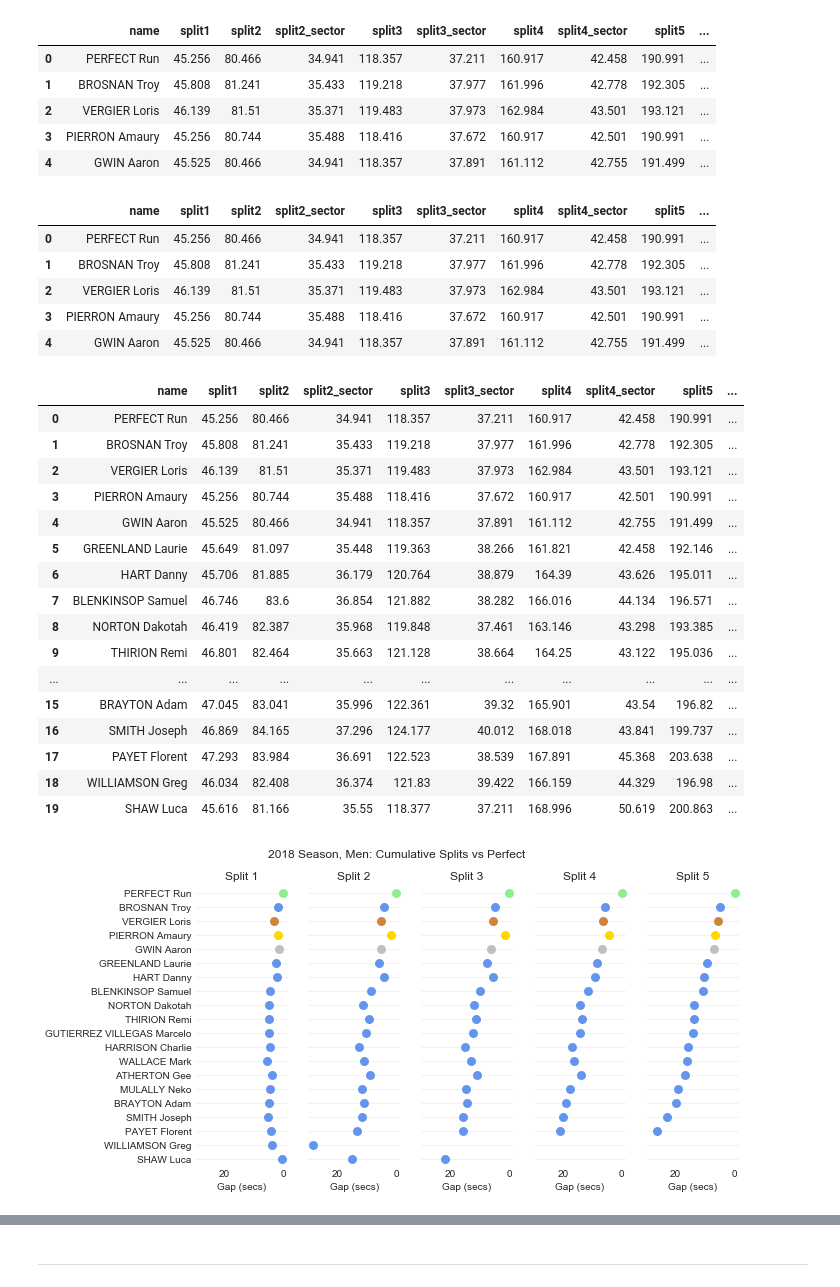
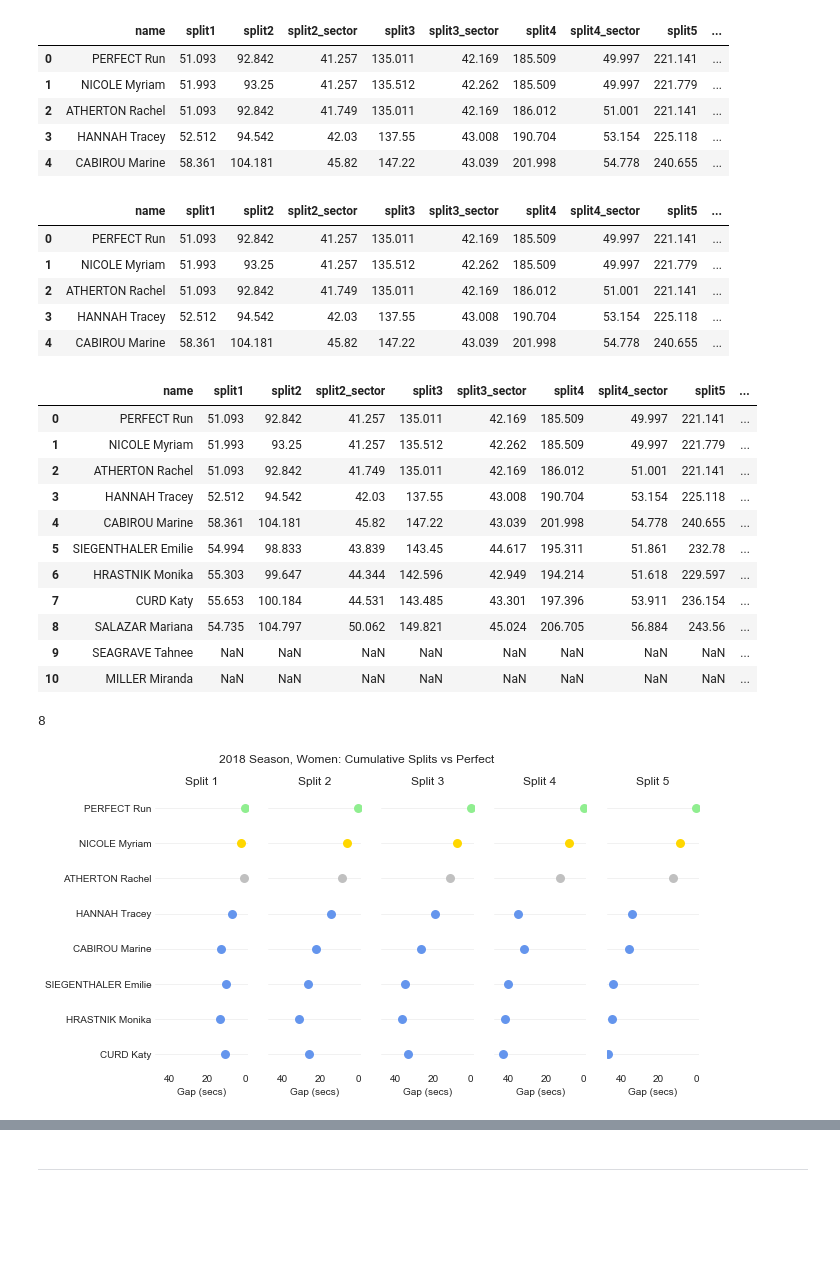
Before and after one commit to domwrap/mtbgeekstats, a Jupyter notebook: 2018/dh_season_analysis.ipynb, the cells around one changed output, grey strips where cells are left out. Cells and saved outputs as stored; diff of their text form; code cells hidden in the pictures; blank space fills up the shorter version.

```diff
--- a/2018/dh_season_analysis.ipynb
+++ b/2018/dh_season_analysis.ipynb
@@ -22,8 +22,8 @@ sns.set_style('whitegrid')
 # %%
 year = 2018
 event = 'dh'
-gender = 'm'
-topX = 18
+gender = 'f'
+topX = 10
 splits = 5 # Could detect this from dataset, or or they always 5? @todo
 image_gen = True
 dpi = 300
@@ -37,7 +37,7 @@ for race in races[year]:
 
     directory = event + str(race) + '_' + racename
     if os.path.exists(directory):
-        file_prefix = event + str(race) + '_' + racename + '_' + gender
+        file_prefix = str(year) + '_' + event + str(race) + '_' + racename + '_' + gender
         file_prefix = os.path.join( directory, file_prefix )
 
         dfs[race] = pd.read_csv( file_prefix + '.merged.csv', index_col=0 )
@@ -212,22 +212,22 @@ data = data.sort_values( 'split5_t' ).reset_index( drop=True )
 data.head()
 # %% [output]
 |  | name | split1 | split2 | split2_sector | split3 | split3_sector | split4 | split4_sector | split5 | ... |
-| 0 | PERFECT Run | 45.256 | 80.466 | 34.941 | 118.357 | 37.211 | 160.917 | 42.458 | 190.991 | ... |
-| 1 | BROSNAN Troy | 45.808 | 81.241 | 35.433 | 119.218 | 37.977 | 161.996 | 42.778 | 192.305 | ... |
-| 2 | VERGIER Loris | 46.139 | 81.51 | 35.371 | 119.483 | 37.973 | 162.984 | 43.501 | 193.121 | ... |
-| 3 | PIERRON Amaury | 45.256 | 80.744 | 35.488 | 118.416 | 37.672 | 160.917 | 42.501 | 190.991 | ... |
-| 4 | GWIN Aaron | 45.525 | 80.466 | 34.941 | 118.357 | 37.891 | 161.112 | 42.755 | 191.499 | ... |
+| 0 | PERFECT Run | 51.093 | 92.842 | 41.257 | 135.011 | 42.169 | 185.509 | 49.997 | 221.141 | ... |
+| 1 | NICOLE Myriam | 51.993 | 93.25 | 41.257 | 135.512 | 42.262 | 185.509 | 49.997 | 221.779 | ... |
+| 2 | ATHERTON Rachel | 51.093 | 92.842 | 41.749 | 135.011 | 42.169 | 186.012 | 51.001 | 221.141 | ... |
+| 3 | HANNAH Tracey | 52.512 | 94.542 | 42.03 | 137.55 | 43.008 | 190.704 | 53.154 | 225.118 | ... |
+| 4 | CABIROU Marine | 58.361 | 104.181 | 45.82 | 147.22 | 43.039 | 201.998 | 54.778 | 240.655 | ... |
 # %%
 data.sort_values( 'split5_t', ascending=True, inplace=True )
 data.reset_index( drop=True, inplace=True )
 data.head()
 # %% [output]
 |  | name | split1 | split2 | split2_sector | split3 | split3_sector | split4 | split4_sector | split5 | ... |
-| 0 | PERFECT Run | 45.256 | 80.466 | 34.941 | 118.357 | 37.211 | 160.917 | 42.458 | 190.991 | ... |
-| 1 | BROSNAN Troy | 45.808 | 81.241 | 35.433 | 119.218 | 37.977 | 161.996 | 42.778 | 192.305 | ... |
-| 2 | VERGIER Loris | 46.139 | 81.51 | 35.371 | 119.483 | 37.973 | 162.984 | 43.501 | 193.121 | ... |
-| 3 | PIERRON Amaury | 45.256 | 80.744 | 35.488 | 118.416 | 37.672 | 160.917 | 42.501 | 190.991 | ... |
-| 4 | GWIN Aaron | 45.525 | 80.466 | 34.941 | 118.357 | 37.891 | 161.112 | 42.755 | 191.499 | ... |
+| 0 | PERFECT Run | 51.093 | 92.842 | 41.257 | 135.011 | 42.169 | 185.509 | 49.997 | 221.141 | ... |
+| 1 | NICOLE Myriam | 51.993 | 93.25 | 41.257 | 135.512 | 42.262 | 185.509 | 49.997 | 221.779 | ... |
+| 2 | ATHERTON Rachel | 51.093 | 92.842 | 41.749 | 135.011 | 42.169 | 186.012 | 51.001 | 221.141 | ... |
+| 3 | HANNAH Tracey | 52.512 | 94.542 | 42.03 | 137.55 | 43.008 | 190.704 | 53.154 | 225.118 | ... |
+| 4 | CABIROU Marine | 58.361 | 104.181 | 45.82 | 147.22 | 43.039 | 201.998 | 54.778 | 240.655 | ... |
 # %%
 # https://seaborn.pydata.org/examples/pairgrid_dotplot.html
 # display( list(dfm.columns ))
@@ -252,25 +252,23 @@ data = data.sort_values( 'split5_t_vs_best' ).reset_index( drop=True )
 data.head(20)
 # %% [output]
 |  | name | split1 | split2 | split2_sector | split3 | split3_sector | split4 | split4_sector | split5 | ... |
-| 0 | PERFECT Run | 45.256 | 80.466 | 34.941 | 118.357 | 37.211 | 160.917 | 42.458 | 190.991 | ... |
-| 1 | BROSNAN Troy | 45.808 | 81.241 | 35.433 | 119.218 | 37.977 | 161.996 | 42.778 | 192.305 | ... |
-| 2 | VERGIER Loris | 46.139 | 81.51 | 35.371 | 119.483 | 37.973 | 162.984 | 43.501 | 193.121 | ... |
-| 3 | PIERRON Amaury | 45.256 | 80.744 | 35.488 | 118.416 | 37.672 | 160.917 | 42.501 | 190.991 | ... |
-| 4 | GWIN Aaron | 45.525 | 80.466 | 34.941 | 118.357 | 37.891 | 161.112 | 42.755 | 191.499 | ... |
-| 5 | GREENLAND Laurie | 45.649 | 81.097 | 35.448 | 119.363 | 38.266 | 161.821 | 42.458 | 192.146 | ... |
-| 6 | HART Danny | 45.706 | 81.885 | 36.179 | 120.764 | 38.879 | 164.39 | 43.626 | 195.011 | ... |
-| 7 | BLENKINSOP Samuel | 46.746 | 83.6 | 36.854 | 121.882 | 38.282 | 166.016 | 44.134 | 196.571 | ... |
-| 8 | NORTON Dakotah | 46.419 | 82.387 | 35.968 | 119.848 | 37.461 | 163.146 | 43.298 | 193.385 | ... |
-| 9 | THIRION Remi | 46.801 | 82.464 | 35.663 | 121.128 | 38.664 | 164.25 | 43.122 | 195.036 | ... |
-| ... | ... | ... | ... | ... | ... | ... | ... | ... | ... | ... |
-| 15 | BRAYTON Adam | 47.045 | 83.041 | 35.996 | 122.361 | 39.32 | 165.901 | 43.54 | 196.82 | ... |
-| 16 | SMITH Joseph | 46.869 | 84.165 | 37.296 | 124.177 | 40.012 | 168.018 | 43.841 | 199.737 | ... |
-| 17 | PAYET Florent | 47.293 | 83.984 | 36.691 | 122.523 | 38.539 | 167.891 | 45.368 | 203.638 | ... |
-| 18 | WILLIAMSON Greg | 46.034 | 82.408 | 36.374 | 121.83 | 39.422 | 166.159 | 44.329 | 196.98 | ... |
-| 19 | SHAW Luca | 45.616 | 81.166 | 35.55 | 118.377 | 37.211 | 168.996 | 50.619 | 200.863 | ... |
+| 0 | PERFECT Run | 51.093 | 92.842 | 41.257 | 135.011 | 42.169 | 185.509 | 49.997 | 221.141 | ... |
+| 1 | NICOLE Myriam | 51.993 | 93.25 | 41.257 | 135.512 | 42.262 | 185.509 | 49.997 | 221.779 | ... |
+| 2 | ATHERTON Rachel | 51.093 | 92.842 | 41.749 | 135.011 | 42.169 | 186.012 | 51.001 | 221.141 | ... |
+| 3 | HANNAH Tracey | 52.512 | 94.542 | 42.03 | 137.55 | 43.008 | 190.704 | 53.154 | 225.118 | ... |
+| 4 | CABIROU Marine | 58.361 | 104.181 | 45.82 | 147.22 | 43.039 | 201.998 | 54.778 | 240.655 | ... |
+| 5 | SIEGENTHALER Emilie | 54.994 | 98.833 | 43.839 | 143.45 | 44.617 | 195.311 | 51.861 | 232.78 | ... |
+| 6 | HRASTNIK Monika | 55.303 | 99.647 | 44.344 | 142.596 | 42.949 | 194.214 | 51.618 | 229.597 | ... |
+| 7 | CURD Katy | 55.653 | 100.184 | 44.531 | 143.485 | 43.301 | 197.396 | 53.911 | 236.154 | ... |
+| 8 | SALAZAR Mariana | 54.735 | 104.797 | 50.062 | 149.821 | 45.024 | 206.705 | 56.884 | 243.56 | ... |
+| 9 | SEAGRAVE Tahnee | NaN | NaN | NaN | NaN | NaN | NaN | NaN | NaN | ... |
+| 10 | MILLER Miranda | NaN | NaN | NaN | NaN | NaN | NaN | NaN | NaN | ... |
+# %%
+topX = 8
+topX
+# %% [output]
+8
 # %%
-topX = 20
-
 ## Rearrange columns
 data = data.sort_values( 'split5_t_rank' ).reset_index( drop=True )
 data = data[list(data.columns[:2]) + list(sorted(data.columns[2:]))]
@@ -289,35 +287,36 @@ g = sns.PairGrid( data[:topX], x_vars=['split1_t_vs_best', 'split2_t_vs_best', '
 # Draw a dot plot using the stripplot function
 # colors = colorList( '#6495ED', '#6495ED', len(data), 1, 2, 3 )
 # clrs = [ colors, colors, colors, colors, colors ]
 # colors[0] = 'lightgreen'
 g.map( sns.stripplot, size=9, orient='h', palette=colors, edgecolor='gray', marker='o' )
 
 # (data[:topX]['split5_t_vs_best'].max()+1, -1.5)
 # Use the same x axis limits on all columns and add better labels
-g.set( xlim=(30,-1.5), xlabel="Gap (secs)", ylabel="" ) # xlim=(0, 25),
+# g.set( xlim=(30,-1.5), xlabel="Gap (secs)", ylabel="" ) # xlim=(0, 25), # MENS
+g.set( xlim=(data[:topX]['split5_t_vs_best'].max()+1, -1.5), xlabel="Gap (secs)", ylabel="" )
 
 # Use semantically meaningful titles for the columns
 titles = ["Split 1", "Split 2", "Split 3", "Split 4", "Split 5"]
 
 for ax, title in zip(g.axes.flat, titles):
     # Set a different title for each axes
     ax.set(title=title)
 
     # Make the grid horizontal instead of vertical
     ax.xaxis.grid( False )
     ax.yaxis.grid( color='#EEEEEE' )
 
 # Chart Visuals
 sns.despine( left=True, bottom=True )
 plt.subplots_adjust( top=0.88 )
 g.fig.suptitle( chart_title_prefix + ': Cumulative Splits vs Perfect' )
 
 # Image export
 if image_gen:
     plt.gcf().subplots_adjust(left=0.22)
     plt.savefig( file_prefix + '_cumulative_splits.png', dpi=dpi )
 # %% [output]
-[figure, old version]
+[figure, new version]
 # %%
 # data.points_t_rank.iloc[19] = 0
 # %%
```
Also changed, not shown: parts of 6 cells of this notebook, 49 other files.
